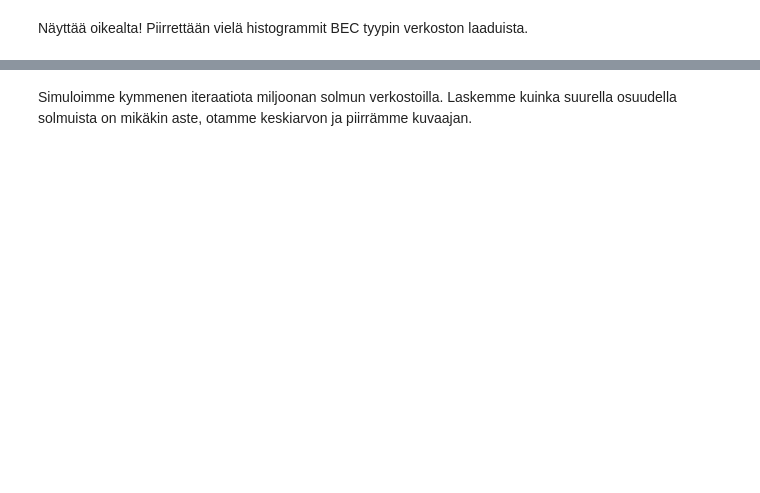
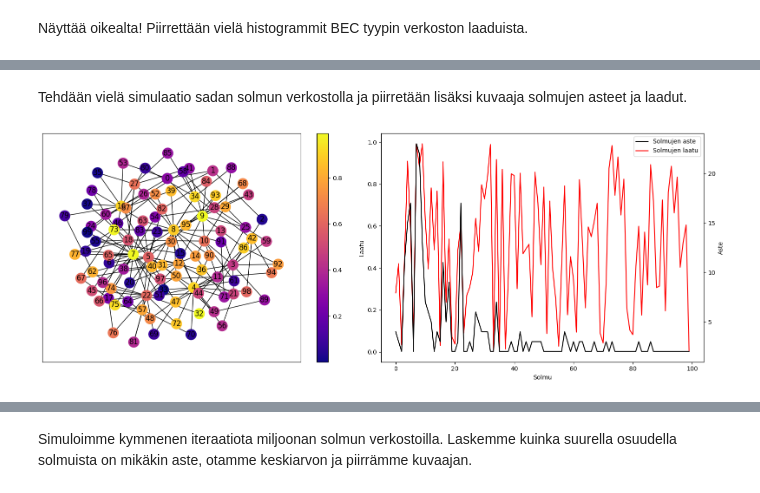
Before and after one commit to MiloSulin/nt-project, a Jupyter notebook: main.ipynb, the cells around one changed output, grey strips where cells are left out. Saved outputs shown, nothing was run; the diff lists cells and outputs as text; code cells hidden in the pictures; blank space fills up the shorter version.

```diff
--- a/main.ipynb
+++ b/main.ipynb
@@ -70,0 +104,29 @@ plt.show()
+# %% [markdown]
+Tehdään vielä simulaatio sadan solmun verkostolla ja piirretään lisäksi kuvaaja solmujen asteet ja laadut.
+# %%
+ex3_v, ex3_e = BB.generateBianconiBarabasi(100, e_amount=2, distr_type='uniform')
+ex3_graph = nx.MultiGraph(ex3_e)
+
+ex3_pos = nx.kamada_kawai_layout(ex3_graph)
+v_colours = list(ex3_v.values())
+fig, axes = plt.subplots(1, 2, figsize=(16,6))
+
+e_img = nx.draw_networkx_edges(ex3_graph, ex3_pos, ax=axes[0])
+v_img = nx.draw_networkx_nodes(ex3_graph, ex3_pos, ax=axes[0], node_color=v_colours, cmap='plasma')
+nx.draw_networkx_labels(ex3_graph, ex3_pos, ax=axes[0], font_color='black')
+plt.colorbar(v_img, ax=axes[0])
+
+v_names, degrees = np.unique(ex3_e, return_counts=True)
+axes3 = axes[1].twinx()
+line1 = axes3.plot(v_names, degrees, label='Solmujen aste', c='black')
+line2 = axes[1].plot(v_names, v_colours, label='Solmujen laatu', c='r')
+lines = line1 + line2
+axes3.set_ylabel('Aste')
+axes[1].set_ylabel('Laatu')
+axes[1].set_xlabel('Solmu')
+axes[1].legend(lines, [line.get_label() for line in lines] , loc=0)
+
+plt.tight_layout()
+plt.show()
+# %% [output]
+[figure, added]
```
Also changed, not shown: parts of 11 cells of this notebook.
